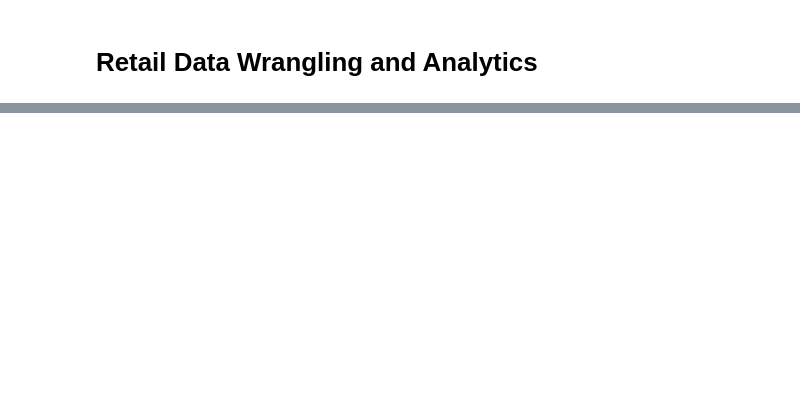
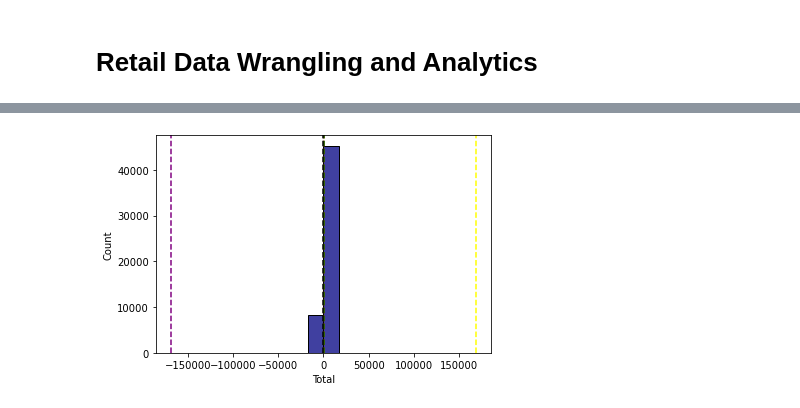
Before and after one commit to jarviscanada/jarvis_data_eng_OwenLiu, a Jupyter notebook: python_data_analytics/psql/retail_data_analytics_wrangling.ipynb, the cells around one changed output, grey strips where cells are left out. Drawn from its saved outputs; the diff is of its cells as text; code cells hidden in the pictures; blank space fills up the shorter version.

```diff
--- a/python_data_analytics/psql/retail_data_analytics_wrangling.ipynb
+++ b/python_data_analytics/psql/retail_data_analytics_wrangling.ipynb
@@ -308,0 +139,6 @@ As you can see, computing RFM segmentation requires extensive domain knowledge i
+# %%
+# Rename column names and make sure they all follow the law of CamelCases'''
+retail_df.rename(columns = {'Customer ID':'CustomerID'}, inplace=True)
+
+# Check renamed result
+retail_df.head()
@@ -308,0 +152,14 @@ As you can see, computing RFM segmentation requires extensive domain knowledge i
+# %%
+# Assign accurate data types to columns with ambiguous data types
+
+# Check DataTypes to start with
+retail_df.info()
+
+# Make changes to InvoiceDate, Quantity, and Price
+retail_df['InvoiceDate'] =  pd.to_datetime(retail_df['InvoiceDate']) # Comment Errors = coerce
+retail_df['Quantity'] = pd.to_numeric(retail_df['Quantity'] )
+retail_df['Price'] = pd.to_numeric(retail_df['Price'] )
+
+# Check result
+retail_df.info()
+retail_df.head()
@@ -308,0 +206,7 @@ As you can see, computing RFM segmentation requires extensive domain knowledge i
+# %%
+# Run Pandasql to retrieve the desired table as a dataframe
+output_df = ps.sqldf("""SELECT Invoice, SUM(Quantity * Price) AS Total
+                        FROM retail_df
+                        GROUP BY Invoice
+                        """)
+output_df.head()
@@ -308,0 +220,11 @@ As you can see, computing RFM segmentation requires extensive domain knowledge i
+# %%
+# Use Seaborn to draw with min, median, max, mode and mean values shown
+sns.histplot(data = output_df, x='Total', color = 'navy',bins =20)
+plt.axvline(np.median(output_df['Total']),color = 'red', linestyle ='--')
+plt.axvline(np.mean(output_df['Total']),color = 'green', linestyle ='--')
+plt.axvline(output_df['Total'].mode().values[0],color = 'black', linestyle ='--')
+plt.axvline(np.min(output_df['Total']),color = 'purple', linestyle ='--')
+plt.axvline(np.max(output_df['Total']),color = 'yellow', linestyle ='--')
+plt.show()
+# %% [output]
+[figure, added]
```
Also changed, not shown: parts of 79 cells of this notebook, 11 other files.
